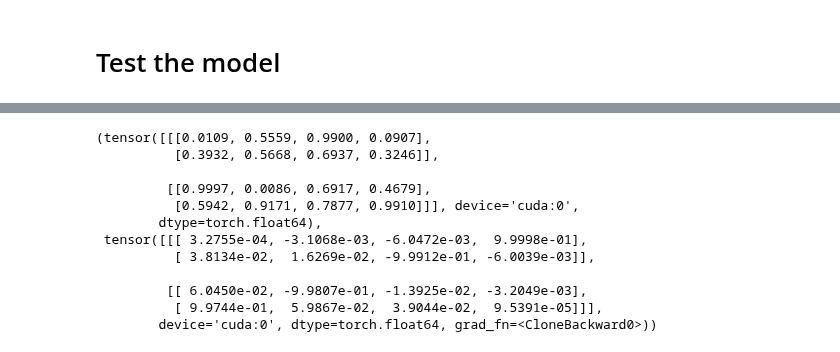
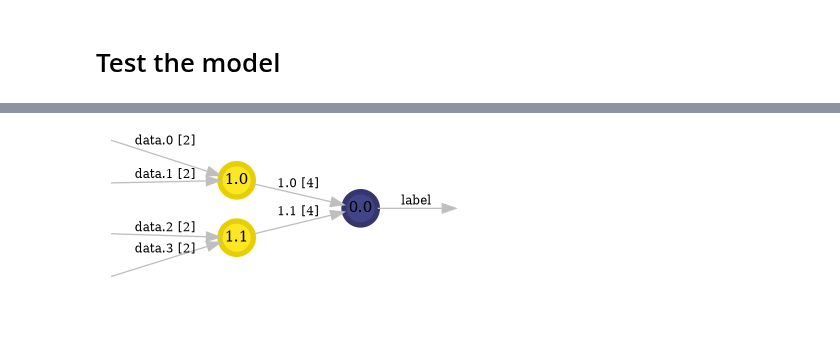
Before and after one commit to c0pp1/TTN4HEP, a Jupyter notebook: TTN/myttnlibrary.ipynb, the cells around one changed output, grey strips where cells are left out. Cells and saved outputs as stored; diff of their text form; code cells hidden in the pictures; blank space fills up the shorter version.

```diff
--- a/TTN/myttnlibrary.ipynb
+++ b/TTN/myttnlibrary.ipynb
@@ -709,22 +711,25 @@ class TTNModel(torch.nn.Module, TTN):
             n_phys=2,
             n_labels=2,
             label_tag="label",
-            bond_dim=4,
+            bond_dim=8,
             dtype=torch.cdouble,
             device="cpu"
     ):
         torch.nn.Module.__init__(self)
         TTN.__init__(self, n_features, n_phys, n_labels, label_tag, bond_dim, dtype, device)
 
-    def initialize(self, dm_init=False, train_dl: torch.utils.data.Dataloader = None, loss_fn = None):
+    def initialize(self, dm_init=False, train_dl: torch.utils.data.Dataloader = None, loss_fn = None, epochs=5, disable_pbar=False):
         if dm_init:
             if (train_dl is None) or (loss_fn is None):
                 raise ValueError(f"The unsupervised and supervised initialization were invoked but the dataloader was: {train_dl}\n and the loss function was: {loss_fn}")
             else:
-                TTN.initialize(self, train_dl, loss_fn)
+                TTN.initialize(self, train_dl, loss_fn, epochs, disable_pbar=disable_pbar)
 
         super(TTNModel, type(self)).tensors.fset(self, torch.nn.ParameterList([torch.nn.Parameter(t, requires_grad=True) for t in self.tensors]))
         self.model_init = True
+
+    def draw(self):
+        return TTN.draw(self)
 
     def forward_old(self, x: torch.Tensor):
         if not self.initialized:
@@ -763,7 +774,7 @@ def loss(labels, output):
     return torch.mean((output.squeeze() - labels)**2)/2
 # %%
 DEVICE = 'cuda'
-BOND_DIM = 16
+BOND_DIM = 4
 DTYPE = torch.double
 features = h**2
 
@@ -774,20 +784 @@ model.draw()
+[figure, added]
-# %%
-pre_init = model.tensors[10].clone()
-model.initialize(True, train_dl, loss)   # TODO: it explodes when bond_dim > 8
-#model.initialize()
-
-pre_trained = model.tensors[10].clone()
-pre_init, pre_trained
-# %% [output]
-(tensor([[[0.0109, 0.5559, 0.9900, 0.0907],
-          [0.3932, 0.5668, 0.6937, 0.3246]],
-
-         [[0.9997, 0.0086, 0.6917, 0.4679],
-          [0.5942, 0.9171, 0.7877, 0.9910]]], device='cuda:0',
-        dtype=torch.float64),
- tensor([[[ 3.2755e-04, -3.1068e-03, -6.0472e-03,  9.9998e-01],
-          [ 3.8134e-02,  1.6269e-02, -9.9912e-01, -6.0039e-03]],
-
-         [[ 6.0450e-02, -9.9807e-01, -1.3925e-02, -3.2049e-03],
-          [ 9.9744e-01,  5.9867e-02,  3.9044e-02,  9.5391e-05]]],
-        device='cuda:0', dtype=torch.float64, grad_fn=<CloneBackward0>))
```
Also changed, not shown: parts of 37 cells of this notebook, 11 other files.
